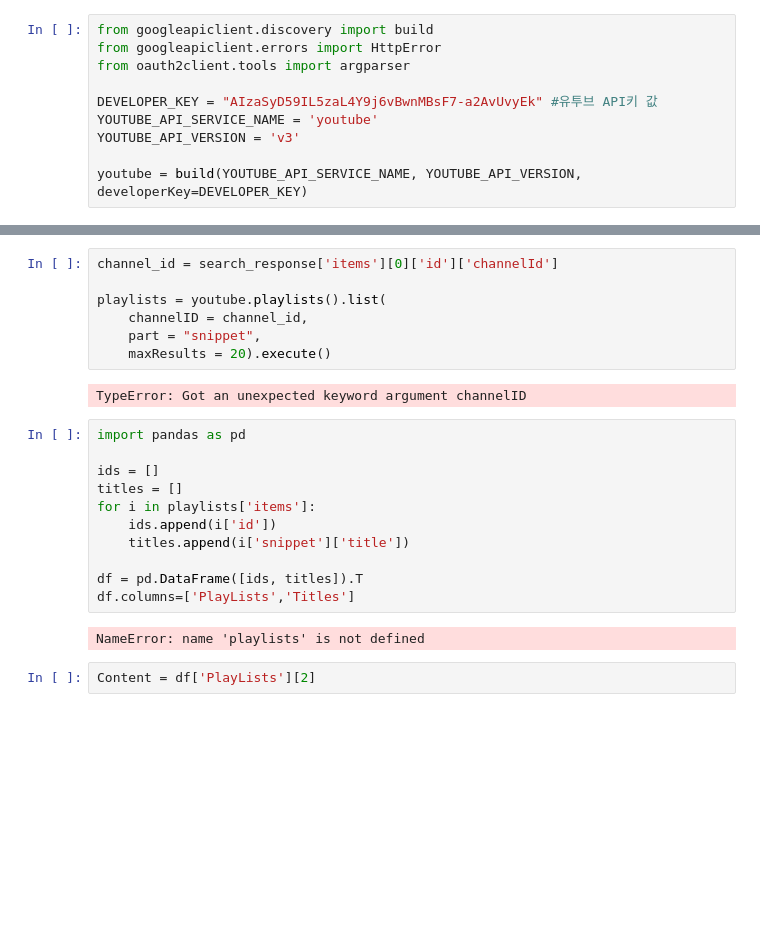
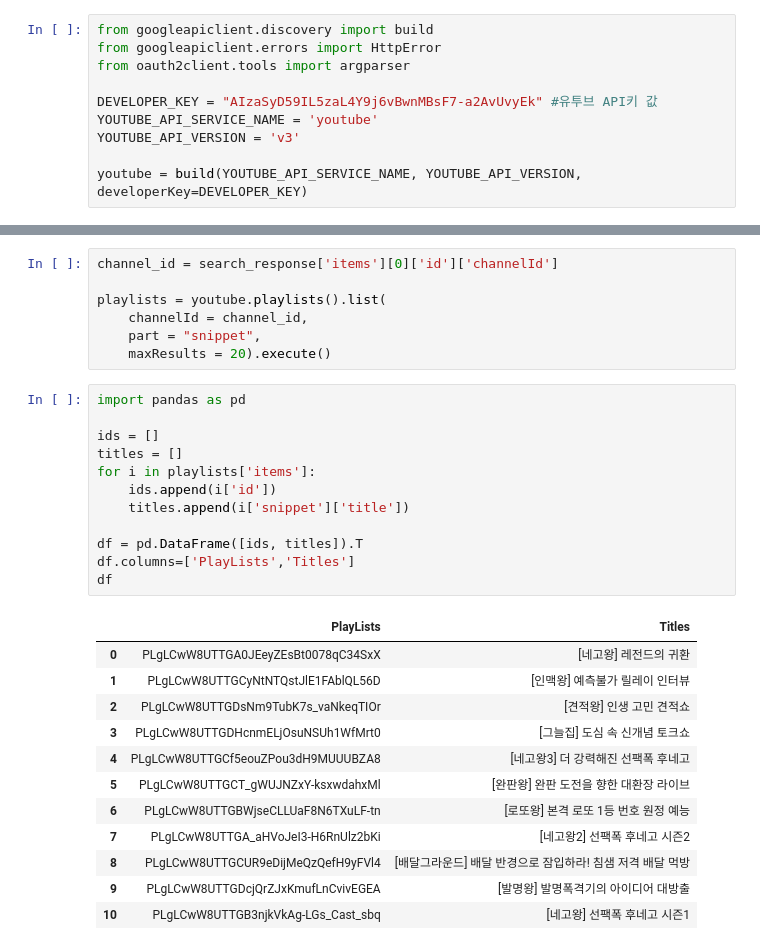
Before and after one commit to C-H2Baek/C-H2Baek, a Jupyter notebook: My Project/Python/Big Data/Youtube Project/Youtobe API.ipynb, the cells around one changed output, grey strips where cells are left out. Drawn from its saved outputs; the diff is of its cells as text; blank space fills up the shorter version.

```diff
--- a/My Project/Python/Big Data/Youtube Project/Youtobe API.ipynb
+++ b/My Project/Python/Big Data/Youtube Project/Youtobe API.ipynb
@@ -292,23 +296,31 @@ search_response
 channel_id = search_response['items'][0]['id']['channelId']
 
 playlists = youtube.playlists().list(
-    channelID = channel_id,
+    channelId = channel_id,
     part = "snippet",
     maxResults = 20).execute()
-# %% [output]
-TypeError: Got an unexpected keyword argument channelID
 # %%
 import pandas as pd
 
 ids = []
 titles = []
 for i in playlists['items']:
     ids.append(i['id'])
     titles.append(i['snippet']['title'])
 
 df = pd.DataFrame([ids, titles]).T
 df.columns=['PlayLists','Titles']
+df
 # %% [output]
-NameError: name 'playlists' is not defined
+|  | PlayLists | Titles |
+| 0 | PLgLCwW8UTTGA0JEeyZEsBt0078qC34SxX | [네고왕] 레전드의 귀환 |
+| 1 | PLgLCwW8UTTGCyNtNTQstJlE1FAblQL56D | [인맥왕] 예측불가 릴레이 인터뷰 |
+| 2 | PLgLCwW8UTTGDsNm9TubK7s_vaNkeqTIOr | [견적왕] 인생 고민 견적쇼 |
+| 3 | PLgLCwW8UTTGDHcnmELjOsuNSUh1WfMrt0 | [그늘집] 도심 속 신개념 토크쇼 |
+| 4 | PLgLCwW8UTTGCf5eouZPou3dH9MUUUBZA8 | [네고왕3] 더 강력해진 선팩폭 후네고 |
+| 5 | PLgLCwW8UTTGCT_gWUJNZxY-ksxwdahxMl | [완판왕] 완판 도전을 향한 대환장 라이브 |
+| 6 | PLgLCwW8UTTGBWjseCLLUaF8N6TXuLF-tn | [로또왕] 본격 로또 1등 번호 원정 예능 |
+| 7 | PLgLCwW8UTTGA_aHVoJeI3-H6RnUlz2bKi | [네고왕2] 선팩폭 후네고 시즌2 |
+| 8 | PLgLCwW8UTTGCUR9eDijMeQzQefH9yFVl4 | [배달그라운드] 배달 반경으로 잠입하라! 침샘 저격 배달 먹방 |
+| 9 | PLgLCwW8UTTGDcjQrZJxKmufLnCvivEGEA | [발명왕] 발명폭격기의 아이디어 대방출 |
+| 10 | PLgLCwW8UTTGB3njkVkAg-LGs_Cast_sbq | [네고왕] 선팩폭 후네고 시즌1 |
-# %%
-Content = df['PlayLists'][2]
```
Also changed, not shown: parts of 6 cells of this notebook.
